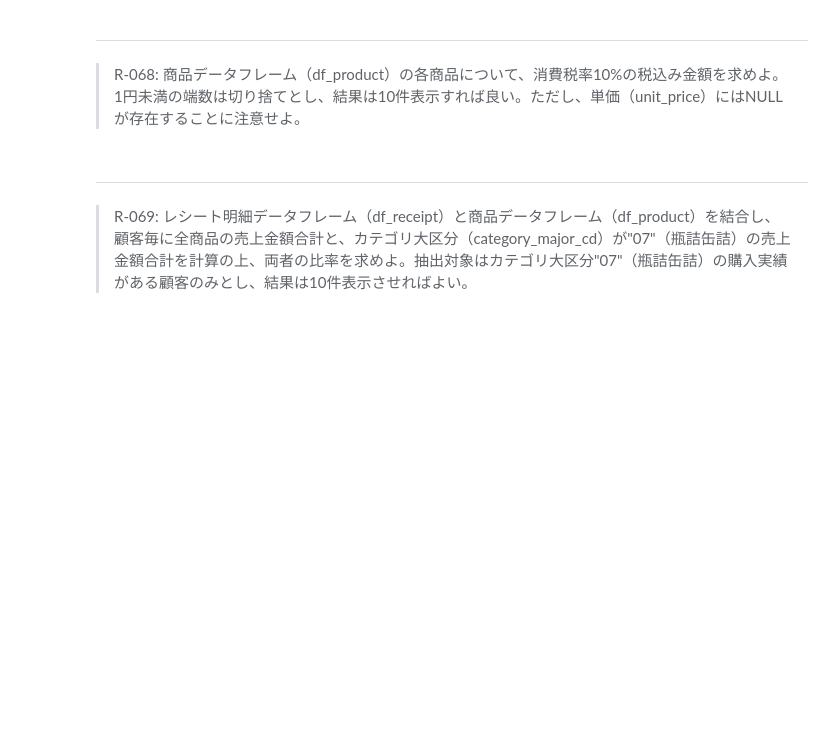
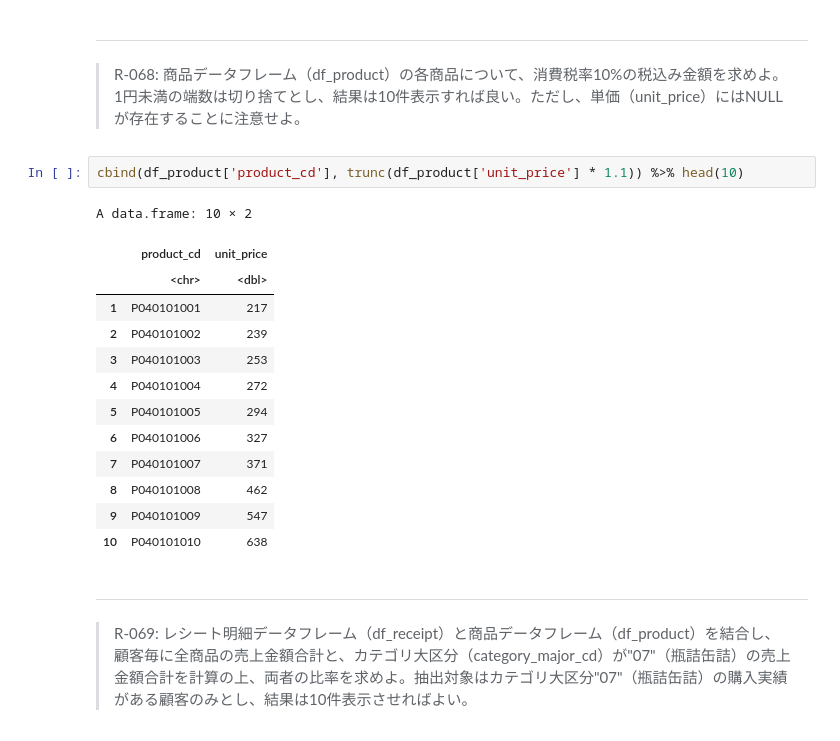
Before and after one commit to okmokm422/100knocks, a Jupyter notebook: ★Practice_R.ipynb, the cells around one changed output. Drawn from its saved outputs; the diff is of its cells as text; blank space fills up the shorter version.

```diff
--- a/★Practice_R.ipynb
+++ b/★Practice_R.ipynb
@@ -1530,6 +1562,22 @@ A data.frame: 10 × 8
 # %% [markdown]
 ---
 > R-068: 商品データフレーム（df_product）の各商品について、消費税率10%の税込み金額を求めよ。1円未満の端数は切り捨てとし、結果は10件表示すれば良い。ただし、単価（unit_price）にはNULLが存在することに注意せよ。
+# %%
+cbind(df_product['product_cd'], trunc(df_product['unit_price'] * 1.1)) %>% head(10)
+# %% [output]
+A data.frame: 10 × 2
+|  | product_cd | unit_price |
+|  | <chr> | <dbl> |
+| 1 | P040101001 | 217 |
+| 2 | P040101002 | 239 |
+| 3 | P040101003 | 253 |
+| 4 | P040101004 | 272 |
+| 5 | P040101005 | 294 |
+| 6 | P040101006 | 327 |
+| 7 | P040101007 | 371 |
+| 8 | P040101008 | 462 |
+| 9 | P040101009 | 547 |
+| 10 | P040101010 | 638 |
 # %% [markdown]
 ---
 > R-069: レシート明細データフレーム（df_receipt）と商品データフレーム（df_product）を結合し、顧客毎に全商品の売上金額合計と、カテゴリ大区分（category_major_cd）が"07"（瓶詰缶詰）の売上金額合計を計算の上、両者の比率を求めよ。抽出対象はカテゴリ大区分"07"（瓶詰缶詰）の購入実績がある顧客のみとし、結果は10件表示させればよい。
```
Also changed, not shown: parts of 3 cells of this notebook, 2 other files.
